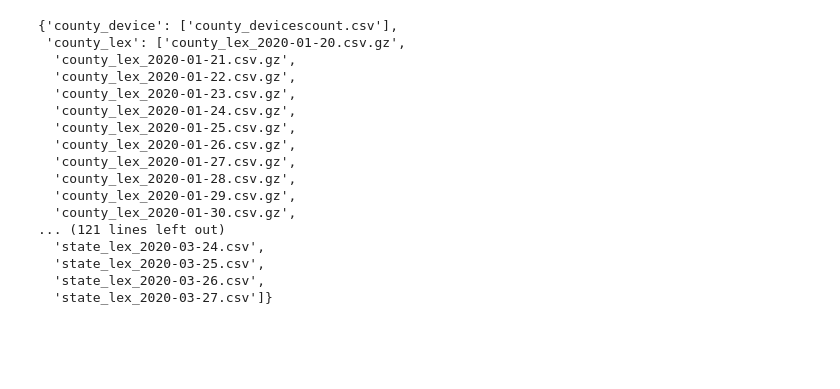
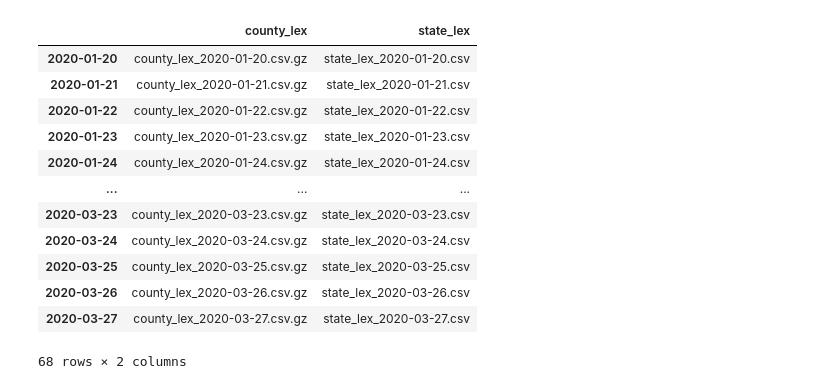
Before and after one commit to listenzcc/cov_usa, a Jupyter notebook: brief.ipynb, the cells around one changed output. Drawn from its saved outputs; the diff is of its cells as text; code cells hidden in the pictures; blank space fills up the shorter version.

```diff
--- a/brief.ipynb
+++ b/brief.ipynb
@@ -13,21 +65,28 @@ for prefix in ['county_device', 'county_lex', 'state_lex']:
-# %%
-FileNames
-# %% [output]
-{'county_device': ['county_devicescount.csv'],
- 'county_lex': ['county_lex_2020-01-20.csv.gz',
-  'county_lex_2020-01-21.csv.gz',
-  'county_lex_2020-01-22.csv.gz',
-  'county_lex_2020-01-23.csv.gz',
-  'county_lex_2020-01-24.csv.gz',
-  'county_lex_2020-01-25.csv.gz',
-  'county_lex_2020-01-26.csv.gz',
-  'county_lex_2020-01-27.csv.gz',
-  'county_lex_2020-01-28.csv.gz',
-  'county_lex_2020-01-29.csv.gz',
-  'county_lex_2020-01-30.csv.gz',
-... (121 lines left out)
-  'state_lex_2020-03-24.csv',
-  'state_lex_2020-03-25.csv',
-  'state_lex_2020-03-26.csv',
-  'state_lex_2020-03-27.csv']}
+# %%
+def get_date(string, fix='.csv'):
+    return string.split(fix)[0].split('_')[-1]
+# %%
+FileNamesDF = pd.DataFrame()
+for lex in ['county_lex', 'state_lex']:
+    FileNamesDF[lex] = pd.Series(dtype=object)
+    for name in FileNames[lex]:
+        date = get_date(name)
+        if date not in FileNamesDF.index:
+            FileNamesDF = FileNamesDF.append(pd.Series(name=date, dtype=object))
+        FileNamesDF[lex][date] = name
+FileNamesDF
+# %% [output]
+|  | county_lex | state_lex |
+| 2020-01-20 | county_lex_2020-01-20.csv.gz | state_lex_2020-01-20.csv |
+| 2020-01-21 | county_lex_2020-01-21.csv.gz | state_lex_2020-01-21.csv |
+| 2020-01-22 | county_lex_2020-01-22.csv.gz | state_lex_2020-01-22.csv |
+| 2020-01-23 | county_lex_2020-01-23.csv.gz | state_lex_2020-01-23.csv |
+| 2020-01-24 | county_lex_2020-01-24.csv.gz | state_lex_2020-01-24.csv |
+| ... | ... | ... |
+| 2020-03-23 | county_lex_2020-03-23.csv.gz | state_lex_2020-03-23.csv |
+| 2020-03-24 | county_lex_2020-03-24.csv.gz | state_lex_2020-03-24.csv |
+| 2020-03-25 | county_lex_2020-03-25.csv.gz | state_lex_2020-03-25.csv |
+| 2020-03-26 | county_lex_2020-03-26.csv.gz | state_lex_2020-03-26.csv |
+| 2020-03-27 | county_lex_2020-03-27.csv.gz | state_lex_2020-03-27.csv |
+68 rows × 2 columns
 # %%
```
Also changed, not shown: parts of 8 cells of this notebook, 2 other files.
